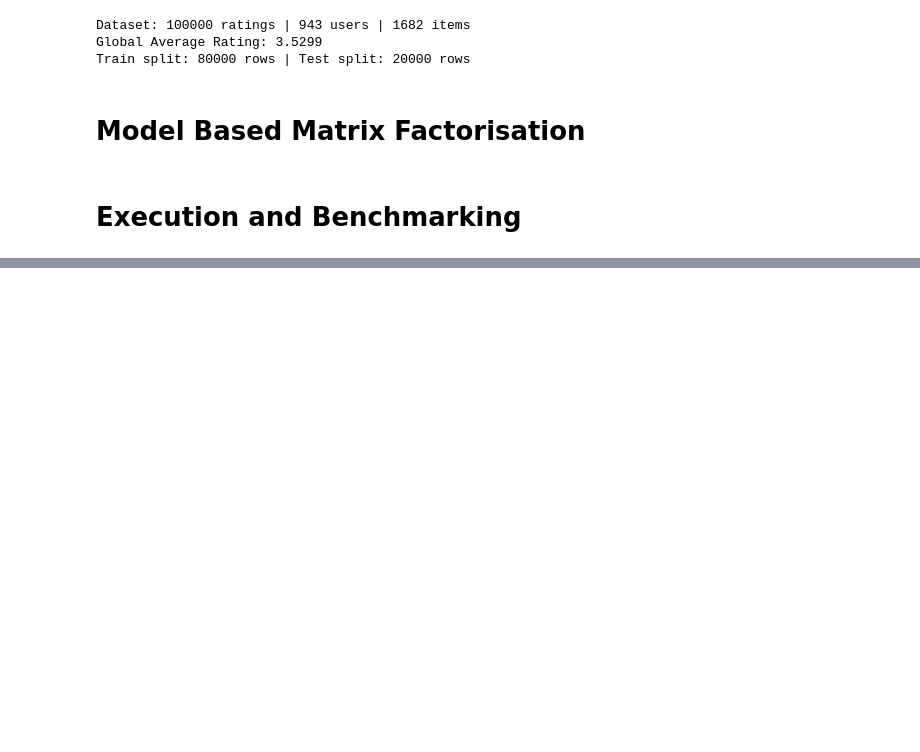
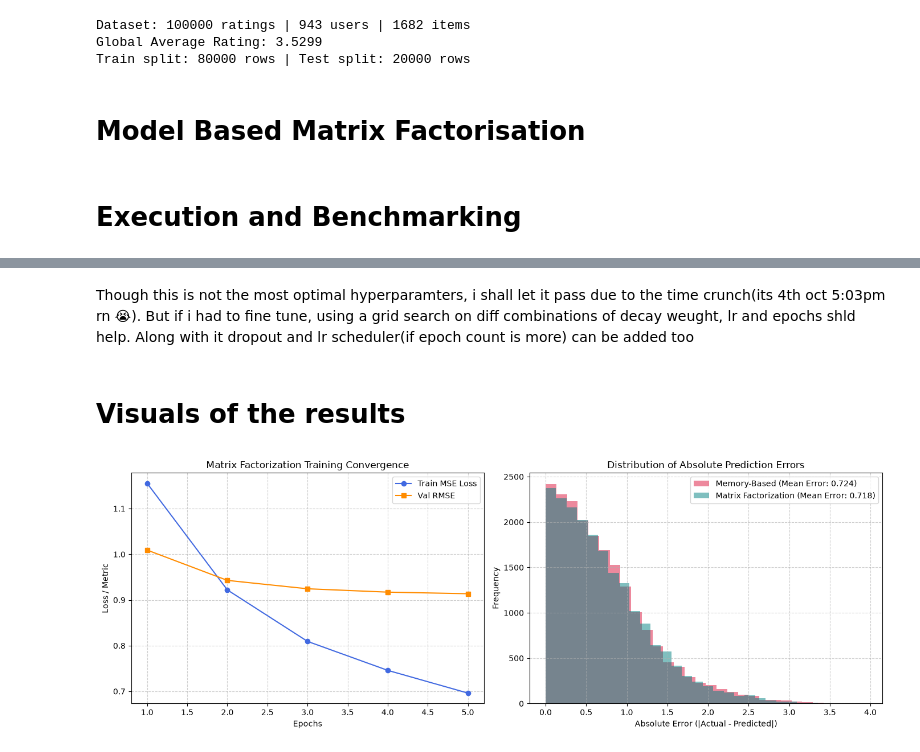
Before and after one commit to bhuv2/-brbhuvanesh--Intelligence-SIG-Recs-2026, a Jupyter notebook: reccomendation model/collaborative_filtering.ipynb, the cells around one changed output, grey strips where cells are left out. Drawn from its saved outputs; the diff is of its cells as text; code cells hidden in the pictures; blank space fills up the shorter version.

Commit message:
Added the code for visualising the loss vs epochs curve for matrix-fact model and a graph for distribution of Abs predict errors comparing for Memory based model and matrix factorization

```diff
--- a/reccomendation model/collaborative_filtering.ipynb
+++ b/reccomendation model/collaborative_filtering.ipynb
@@ -243,0 +238,35 @@ Note: The initial version was experiencing overfitting with
+# %% [markdown]
+Though this is not the most optimal hyperparamters, i shall let it pass due to the time crunch(its 4th oct 5:03pm rn 😭). But if i had to fine tune, using a grid search on diff combinations of decay weught, lr and epochs shld help. Along with it dropout and lr scheduler(if epoch count is more) can be added too
+# %% [markdown]
+# Visuals of the results
+# %%
+fig, axes = plt.subplots(1, 2, figsize=(14, 5))
+
+epochs_trained = len(history["train_loss"])
+x_axis = range(1, epochs_trained + 1)
+
+axes[0].plot(x_axis, history["train_loss"], label="Train MSE Loss", color="royalblue", marker='o')
+axes[0].plot(x_axis, history["val_rmse"], label="Val RMSE", color="darkorange", marker='s')
+axes[0].set_title("Matrix Factorization Training Convergence")
+axes[0].set_xlabel("Epochs")
+axes[0].set_ylabel("Loss / Metric")
+axes[0].legend()
+axes[0].grid(True, linestyle="--", alpha=0.6)
+
+
+mem_errors = np.abs(test_df["rating"].values - mem_preds)
+mf_errors = np.abs(test_df["rating"].values - mf_preds)
+
+axes[1].hist(mem_errors, bins=30, alpha=0.5, label=f"Memory-Based (Mean Error: {mem_mae:.3f})", color="crimson")
+axes[1].hist(mf_errors, bins=30, alpha=0.5, label=f"Matrix Factorization (Mean Error: {mf_mae:.3f})", color="teal")
+axes[1].set_title("Distribution of Absolute Prediction Errors")
+axes[1].set_xlabel("Absolute Error (|Actual - Predicted|)")
+axes[1].set_ylabel("Frequency")
+axes[1].legend()
+axes[1].grid(True, linestyle="--", alpha=0.6)
+
+plt.tight_layout()
+plt.savefig("cf_comparison_plots.png", dpi=300)
+plt.show()
+# %% [output]
+[figure, added]
```
Also changed, not shown: parts of 2 cells of this notebook, 1 other file.
